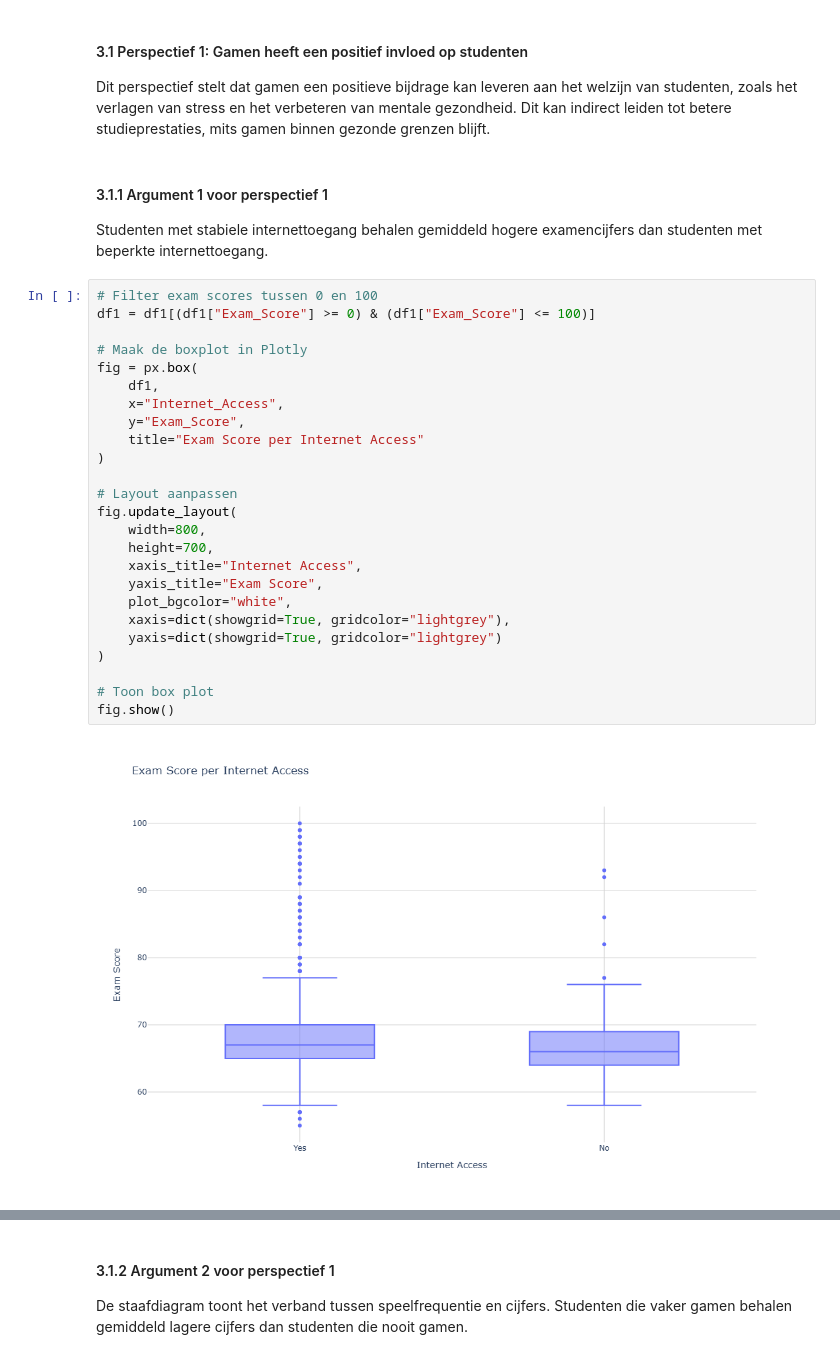
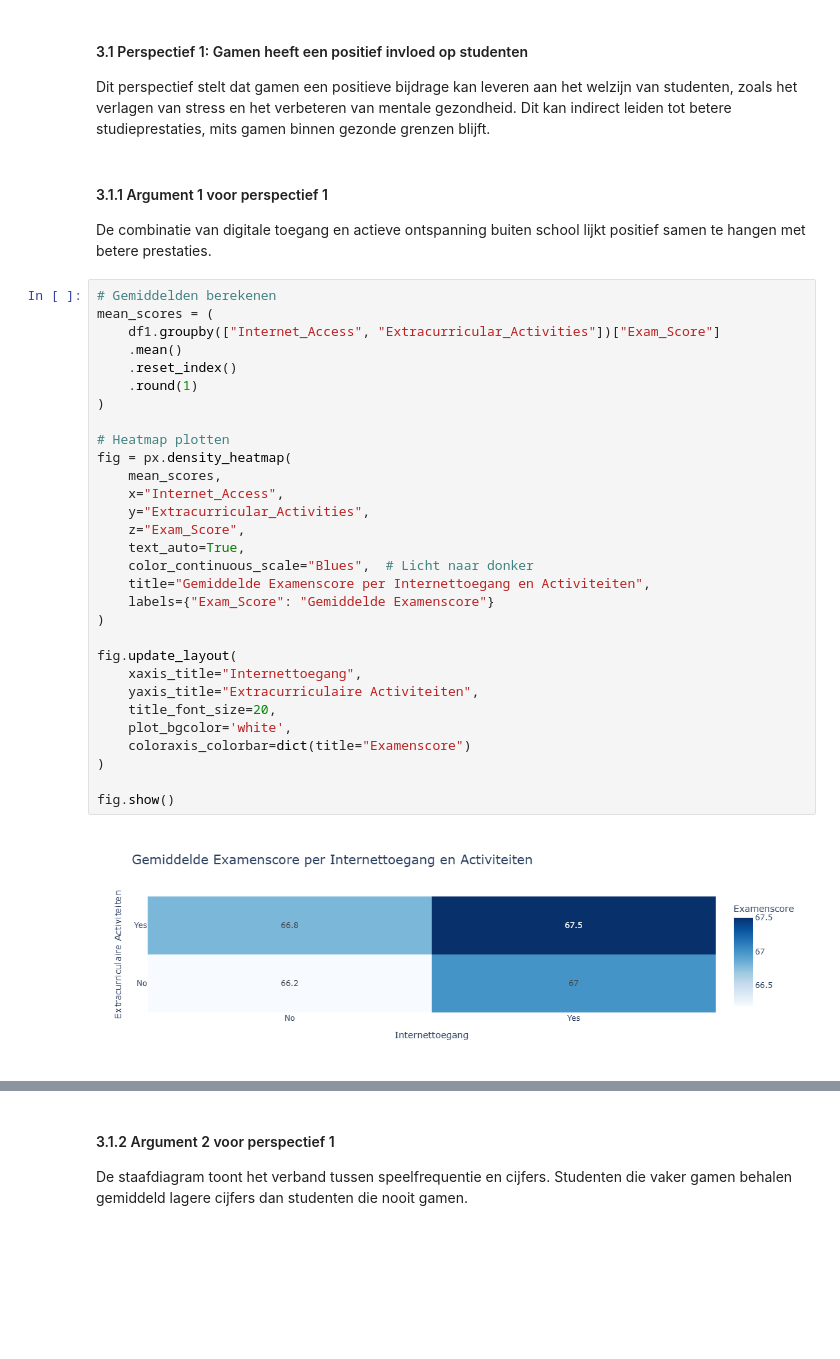
Before and after one commit to EfeKarataz/Information-Visualization-Group-7, a Jupyter notebook: Project/InfoVis_Drafts.ipynb, the cells around one changed output, grey strips where cells are left out. Saved outputs shown, nothing was run; the diff lists cells and outputs as text; blank space fills up the shorter version.

Commit message:
visualisatie 1 verbetering

```diff
--- a/Project/InfoVis_Drafts.ipynb
+++ b/Project/InfoVis_Drafts.ipynb
@@ -77,32 +77,37 @@ Dit perspectief stelt dat gamen een positieve bijdrage kan leveren aan het welzi
 # %% [markdown]
 #### 3.1.1 Argument 1 voor perspectief 1
 
-Studenten met stabiele internettoegang behalen gemiddeld hogere examencijfers dan studenten met beperkte internettoegang.
+De combinatie van digitale toegang en actieve ontspanning buiten school lijkt positief samen te hangen met betere prestaties.
 # %%
-# Filter exam scores tussen 0 en 100
-df1 = df1[(df1["Exam_Score"] >= 0) & (df1["Exam_Score"] <= 100)]
-
-# Maak de boxplot in Plotly
-fig = px.box(
-    df1,
-    x="Internet_Access",
-    y="Exam_Score",
-    title="Exam Score per Internet Access"
+# Gemiddelden berekenen
+mean_scores = (
+    df1.groupby(["Internet_Access", "Extracurricular_Activities"])["Exam_Score"]
+    .mean()
+    .reset_index()
+    .round(1)
 )
 
-# Layout aanpassen
-fig.update_layout(
-    width=800,
-    height=700,
-    xaxis_title="Internet Access",
-    yaxis_title="Exam Score",
-    plot_bgcolor="white",
-    xaxis=dict(showgrid=True, gridcolor="lightgrey"),
-    yaxis=dict(showgrid=True, gridcolor="lightgrey")
+# Heatmap plotten
+fig = px.density_heatmap(
+    mean_scores,
+    x="Internet_Access",
+    y="Extracurricular_Activities",
+    z="Exam_Score",
+    text_auto=True,
+    color_continuous_scale="Blues",  # Licht naar donker
+    title="Gemiddelde Examenscore per Internettoegang en Activiteiten",
+    labels={"Exam_Score": "Gemiddelde Examenscore"}
 )
 
-# Toon box plot
+fig.update_layout(
+    xaxis_title="Internettoegang",
+    yaxis_title="Extracurriculaire Activiteiten",
+    title_font_size=20,
+    plot_bgcolor='white',
+    coloraxis_colorbar=dict(title="Examenscore")
+)
+
 fig.show()
 # %% [output]
-[figure, old version]
+[figure, new version]
 # %% [markdown]
```
Also changed, not shown: parts of 4 cells of this notebook.
